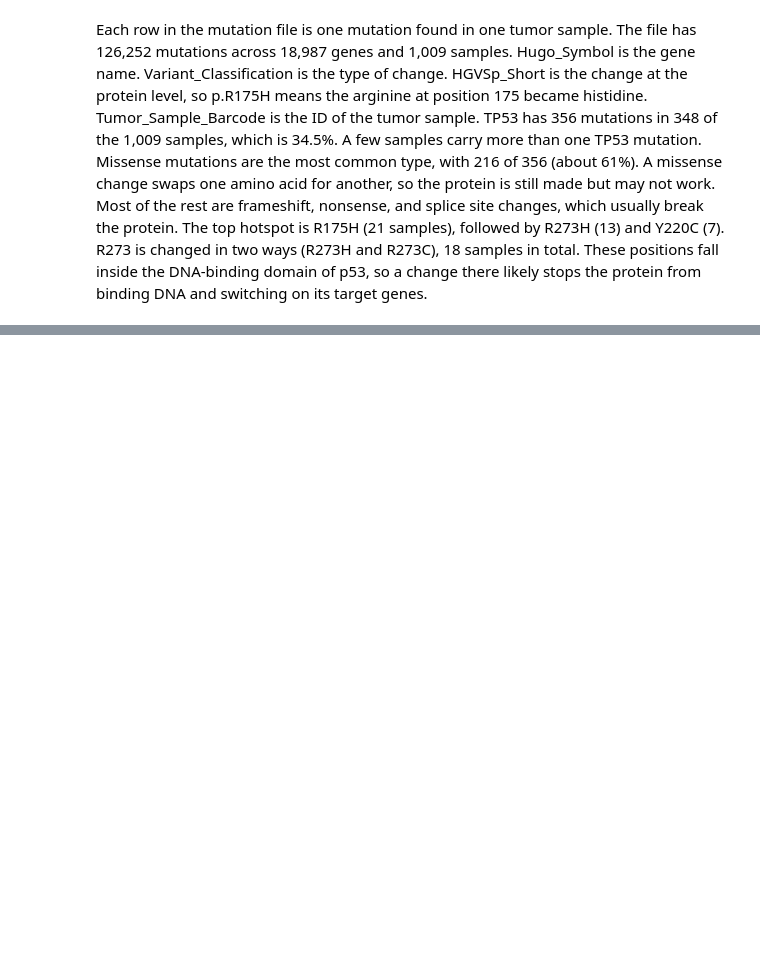
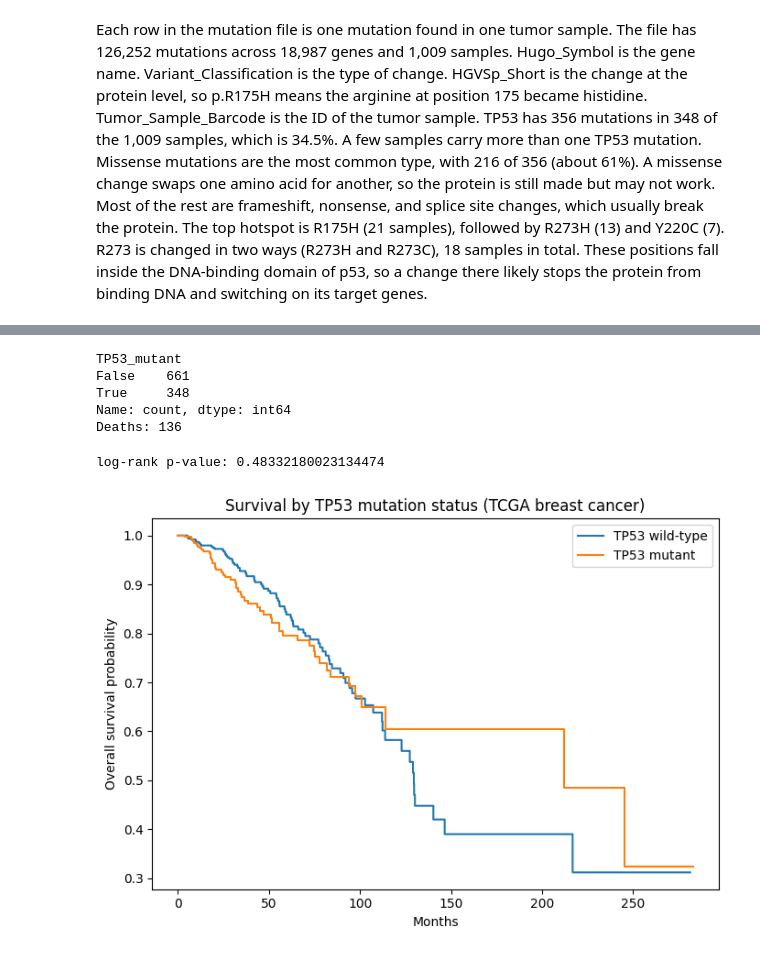
Before and after one commit to SanskritiVij/tp53-mutation-analysis, a Jupyter notebook: TP53_mutation_analysis.ipynb, the cells around one changed output, grey strips where cells are left out. Drawn from its saved outputs; the diff is of its cells as text; code cells hidden in the pictures; blank space fills up the shorter version.

Commit message:
Add survival analysis

```diff
--- a/TP53_mutation_analysis.ipynb
+++ b/TP53_mutation_analysis.ipynb
@@ -83,0 +89,4 @@ files.download("tp53_mutation_types.png")
+# %%
+clin = pd.read_csv("/data_clinical_patient.txt", sep="\t", comment="#")
+print(clin[["PATIENT_ID", "OS_STATUS", "OS_MONTHS"]].head())
+print(clin.shape)
@@ -83,0 +101,44 @@ files.download("tp53_mutation_types.png")
+# %%
+mut["PATIENT_ID"] = mut["Tumor_Sample_Barcode"].str[:12]
+tp53_patients = set(tp53[tp53["Variant_Classification"] != "Silent"]["Tumor_Sample_Barcode"].str[:12])
+
+clin["OS_MONTHS"] = pd.to_numeric(clin["OS_MONTHS"], errors="coerce")
+clin = clin.dropna(subset=["OS_STATUS", "OS_MONTHS"]).copy()
+clin = clin[clin["PATIENT_ID"].isin(mut["PATIENT_ID"])].copy()
+clin["event"] = clin["OS_STATUS"].str.startswith("1").astype(int)
+clin["TP53_mutant"] = clin["PATIENT_ID"].isin(tp53_patients)
+
+print(clin["TP53_mutant"].value_counts())
+print("Deaths:", clin["event"].sum())
+# %% [output]
+TP53_mutant
+False    661
+True     348
+Name: count, dtype: int64
+Deaths: 136
+# %%
+from lifelines import KaplanMeierFitter
+from lifelines.statistics import logrank_test
+
+kmf = KaplanMeierFitter()
+fig, ax = plt.subplots(figsize=(7, 5))
+
+for flag, grp in clin.groupby("TP53_mutant"):
+    name = "TP53 mutant" if flag else "TP53 wild-type"
+    kmf.fit(grp["OS_MONTHS"], grp["event"], label=name)
+    kmf.plot_survival_function(ax=ax, ci_show=False)
+
+m = clin[clin["TP53_mutant"]]
+w = clin[~clin["TP53_mutant"]]
+res = logrank_test(m["OS_MONTHS"], w["OS_MONTHS"], m["event"], w["event"])
+print("log-rank p-value:", res.p_value)
+
+ax.set_xlabel("Months")
+ax.set_ylabel("Overall survival probability")
+ax.set_title("Survival by TP53 mutation status (TCGA breast cancer)")
+plt.tight_layout()
+plt.savefig("tp53_survival.png", dpi=200)
+plt.show()
+# %% [output]
+log-rank p-value: 0.48332180023134474
+[figure, added]
```
Also changed, not shown: parts of 3 cells of this notebook.
